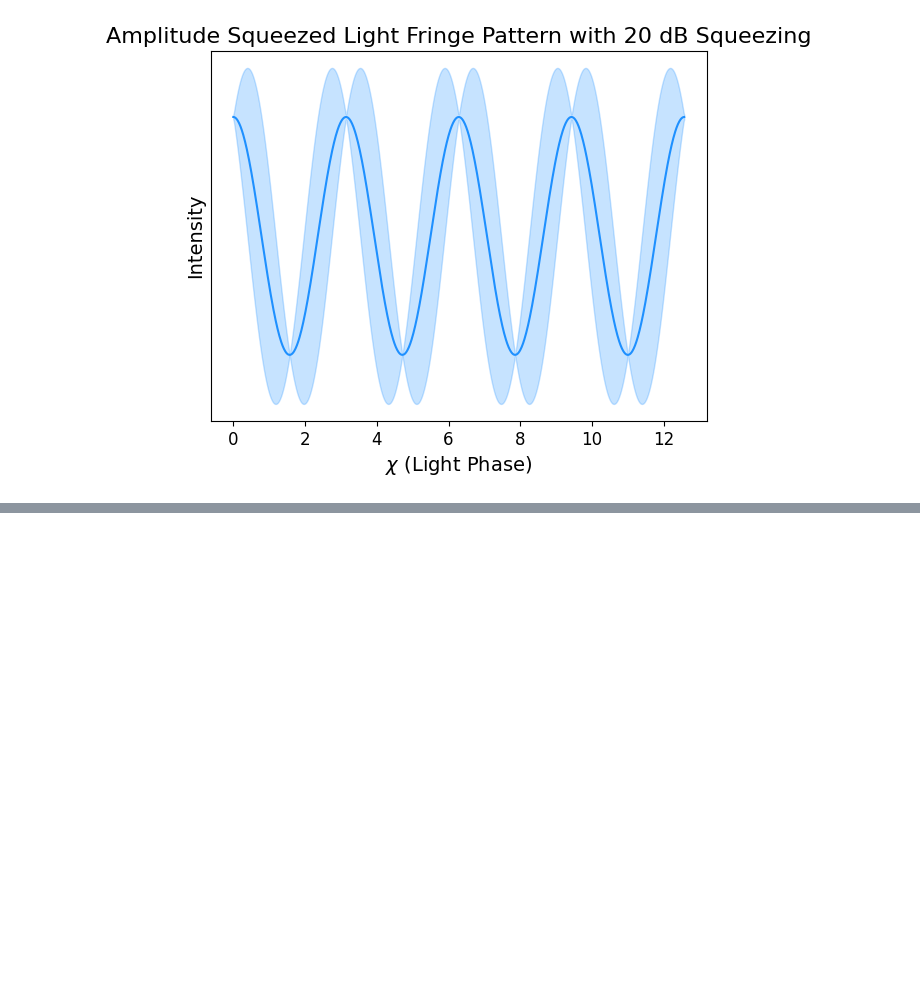
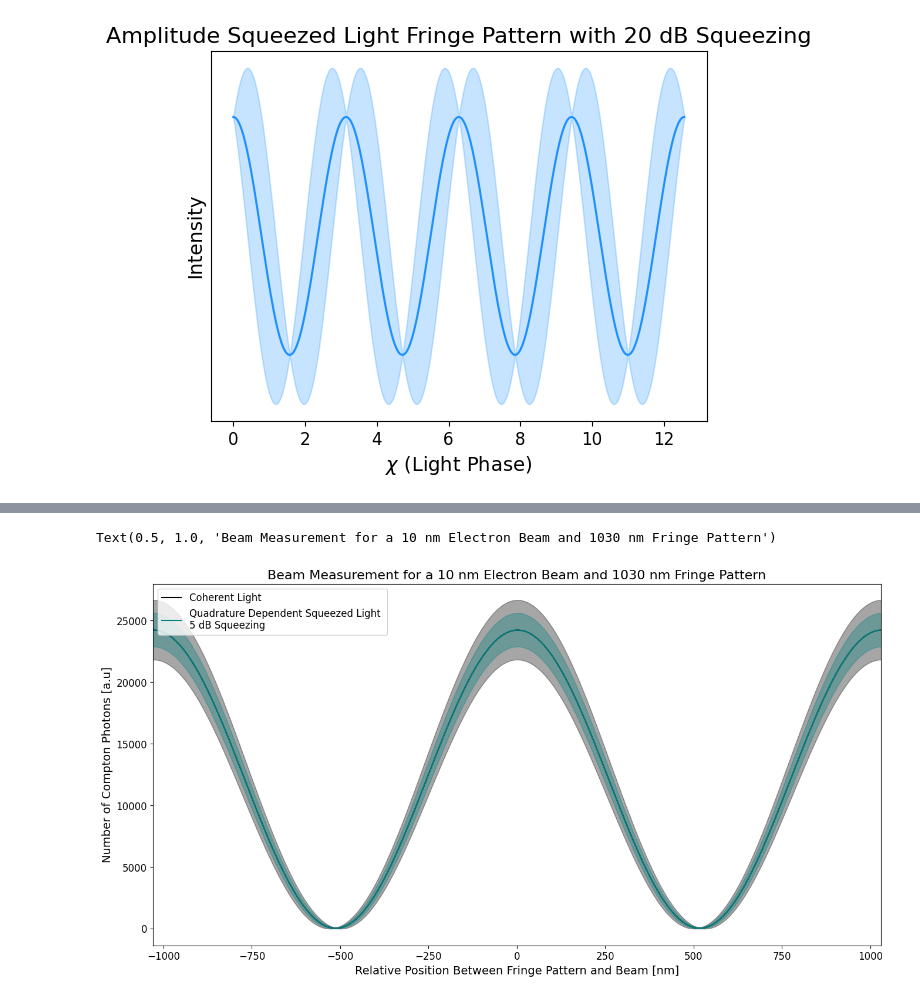
Before and after one commit to phiamorton/squeezedmonitor, a Jupyter notebook: Husimi_testing.ipynb, the cells around one changed output, grey strips where cells are left out. Drawn from its saved outputs; the diff is of its cells as text; code cells hidden in the pictures; blank space fills up the shorter version.

Commit message:
quadrature phase dependent squeezing

```diff
--- a/Husimi_testing.ipynb
+++ b/Husimi_testing.ipynb
@@ -494,0 +493,70 @@ Text(0, 0.5, 'Number of Compton Photons [a.u]')
+# %%
+chi_array = np.linspace(-2*pi, 2*np.pi, 1000)
+theta_script_array = chi_array * 2.0
+
+def make_dep_fringe(squeezephase,db):
+    n = int(1e4) # 1e6
+    s = db # Adjusts squeezing amount
+    dB_squeeze=-10*np.log10(np.exp(-2*s)) #dB
+    #print(dB_squeeze)
+    theta_script = squeezephase #np.pi #np.pi/2  # Adjusts squeezing angle (0 = amp, pi = phase)
+    S_array = np.sqrt(n) * np.cos(chi_array)
+    N_array = 0.25 * (np.exp(2*s) * np.sin(chi_array - 0.5*theta_script_array)**2 + np.exp(-2*s) * np.cos(chi_array - 0.5*theta_script_array)**2)
+    return S_array, N_array
+
+
+
+db = 2.3/2/2 # Adjusts squeezing amount
+dB_squeeze=-10*np.log10(np.exp(-2*db)) #dB
+sq_fringe, N_sq=make_dep_fringe(0,db)
+coherent, N_coherent=make_fringe(0,0)
+
+#plt.fill_between(chi_array, S_array**2-np.multiply(sigma_scale,N_array), S_array**2+np.multiply(sigma_scale,N_array), color='dodgerblue', alpha=0.25)
+
+#start of beam code
+def gaussian_beam(x, N, dx,u):
+    return N  * np.exp(-0.5 * ((x-u)/dx)**2) *1/ (np.sqrt(2*np.pi)*dx)
+sigma_b=10 #nm
+N=10 #6.4*10**8 #100 pC of charge
+lambdaL=1030 #nm wavelength
+photonscaling=1
+x= np.linspace(-lambdaL*2,lambdaL*2, len(chi_array))#np.linspace(-(np.max(chi_array)-np.min(chi_array))/2, (np.max(chi_array)-np.min(chi_array))/2,len(chi_array))*lambdaL/2*pi/4 #match range and length of chi array but put into nm
+beam=gaussian_beam(x,N,sigma_b,0)
+sigma_scale = 10 # Adjusts how many stds are plotted for E-field uncertainty
+
+
+
+## dI/|I| = 2 dE/|E|  ==> sigma(S^2) = 2 |S| sqrt(N)
+#sigma_I = 2.0 * np.abs(S_array) * np.sqrt(N_array)
+#plt.fill_between(chi_array, S_array**2-np.multiply(sigma_scale, sigma_I), S_array**2+np.multiply(sigma_scale, sigma_I), color='dodgerblue', alpha=0.25)
+
+plt.figure(figsize=(16, 8))
+def plot_convolution(S,n,color):
+    fringe=S**2*photonscaling
+    convolution=np.convolve(beam, fringe, mode="same")
+    sigma_I = 2.0 * np.abs(S) * np.sqrt(n)
+    fringe_max=(S_array**2-np.multiply(sigma_scale, sigma_I))*photonscaling
+    fringe_min=(S_array**2+np.multiply(sigma_scale, sigma_I))*photonscaling
+    convolution_max=np.convolve(beam, fringe_max, mode="same")
+    convolution_min=np.convolve(beam, fringe_min, mode="same")
+    plt.fill_between(x, convolution_min, convolution_max, color=color, alpha=0.35)
+    return convolution
+
+color1='black'
+coherent=plot_convolution(coherent,N_coherent,color1)
+plt.plot(x,coherent,color=color1,label='Coherent Light')
+
+color2='teal'
+sq=plot_convolution(sq_fringe,N_sq,color2)
+plt.plot(x,sq,color=color2,label=f'Quadrature Dependent Squeezed Light \n{int(round(dB_squeeze))} dB Squeezing')
+
+
+plt.legend(loc='upper left')
+plt.xlim([-lambdaL,lambdaL])
+#plt.ylim([150000,175000])
+plt.xlabel('Relative Position Between Fringe Pattern and Beam [nm]')
+plt.ylabel('Number of Compton Photons [a.u]')
+plt.title(f'Beam Measurement for a {sigma_b} nm Electron Beam and {lambdaL} nm Fringe Pattern')
+# %% [output]
+Text(0.5, 1.0, 'Beam Measurement for a 10 nm Electron Beam and 1030 nm Fringe Pattern')
+[figure, added]
```
Also changed, not shown: parts of 5 cells of this notebook.
